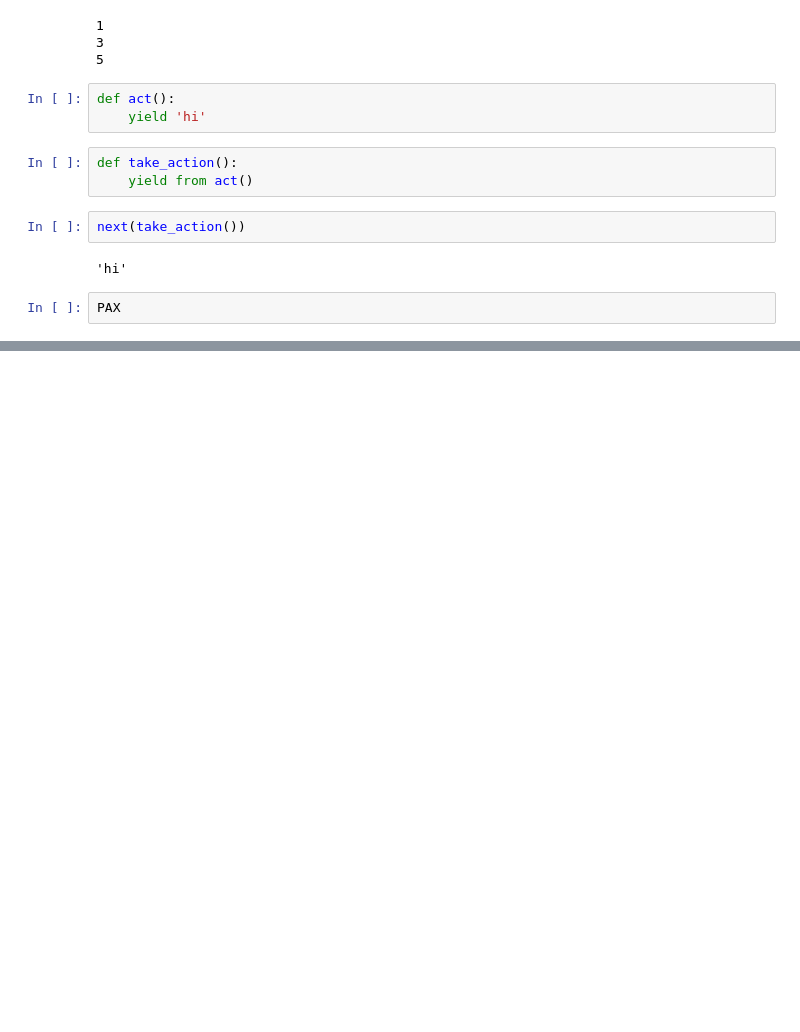
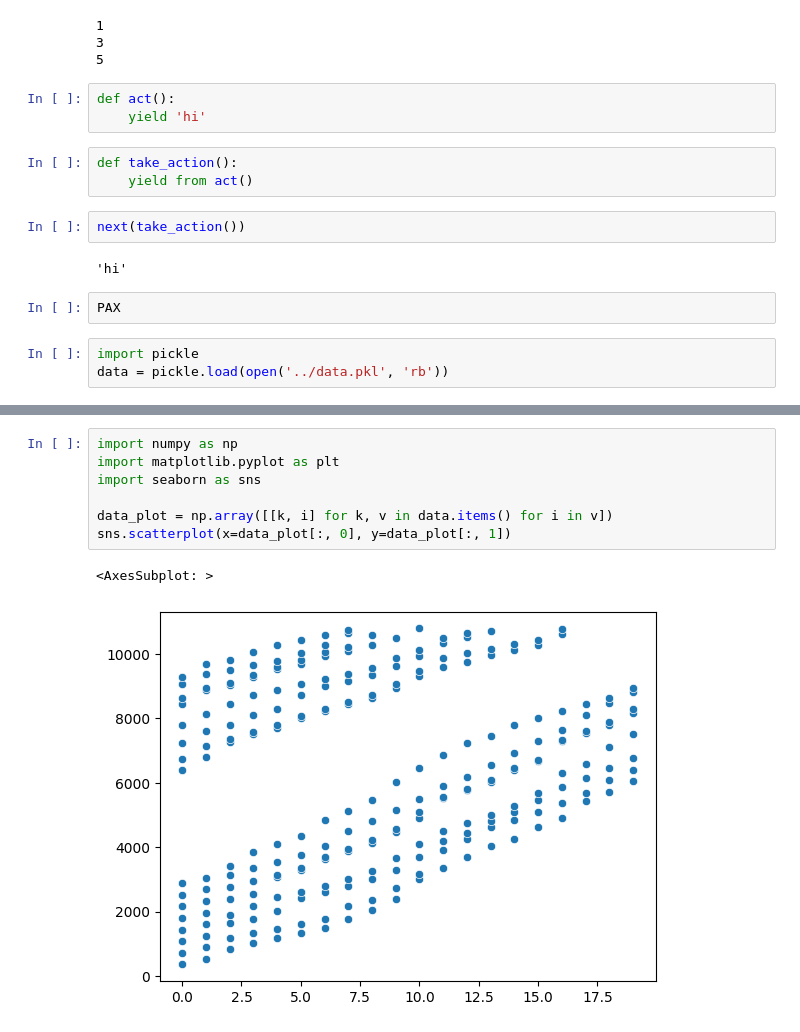
Before and after one commit to quao627/RLBus, a Jupyter notebook: code/test.ipynb, the cells around one changed output, grey strips where cells are left out. Cells and saved outputs as stored; diff of their text form; blank space fills up the shorter version.

```diff
--- a/code/test.ipynb
+++ b/code/test.ipynb
@@ -205,3 +205,6 @@ next(take_action())
 'hi'
 # %%
 PAX
+# %%
+import pickle
+data = pickle.load(open('../data.pkl', 'rb'))
@@ -207,0 +231,10 @@ PAX
+# %%
+import numpy as np
+import matplotlib.pyplot as plt
+import seaborn as sns
+
+data_plot = np.array([[k, i] for k, v in data.items() for i in v])
+sns.scatterplot(x=data_plot[:, 0], y=data_plot[:, 1])
+# %% [output]
+<AxesSubplot: >
+[figure, added]
```
Also changed, not shown: parts of 1 cell of this notebook, 4 other files.
